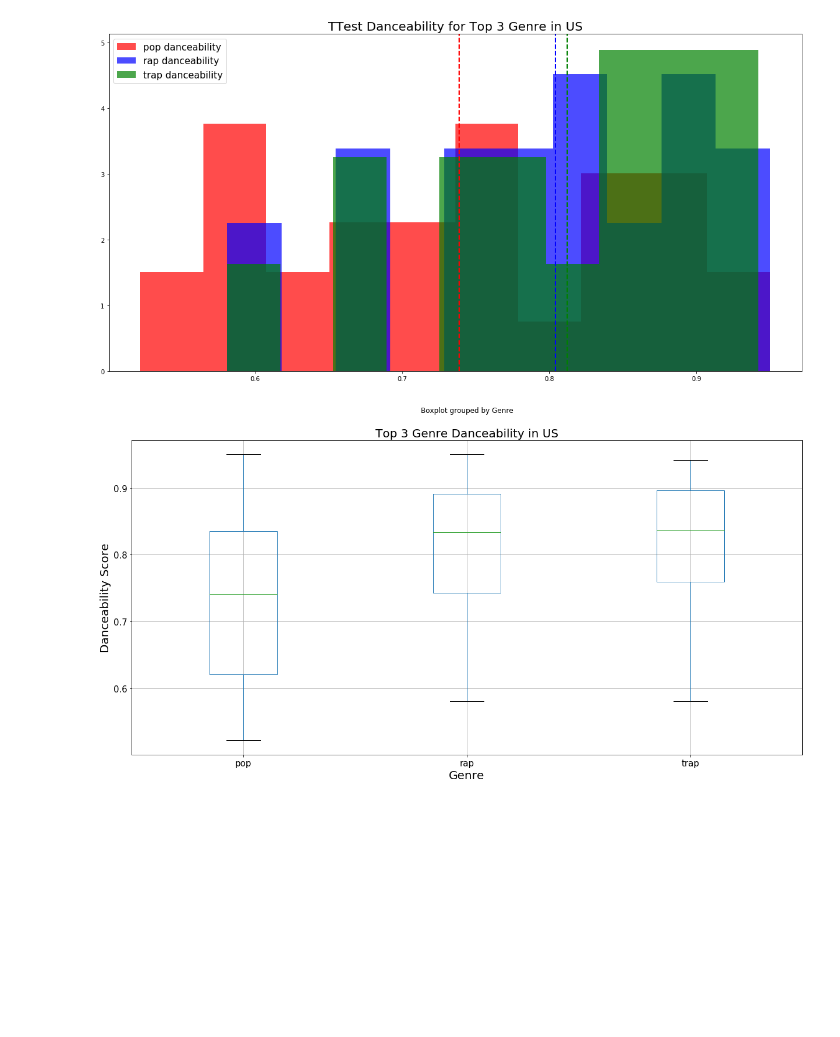
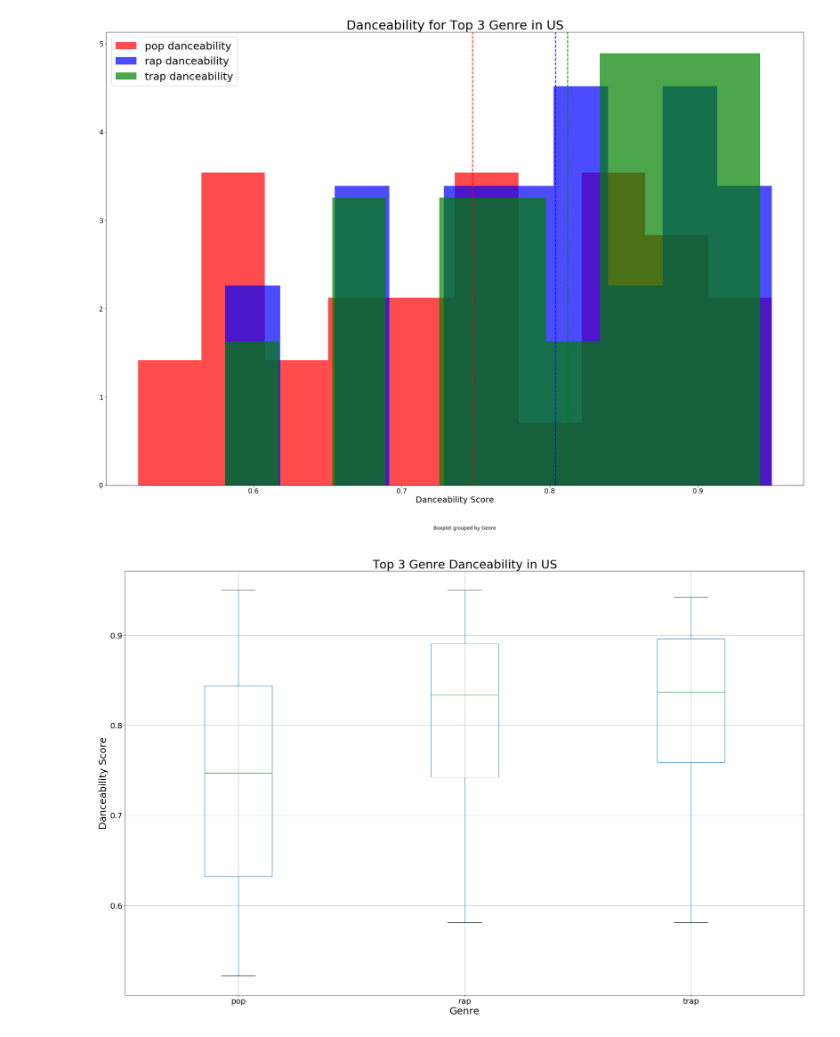
Before and after one commit to czwong/Project-1, a Jupyter notebook: Genre Popularity in the US.ipynb, the cells around one changed output. Saved outputs shown, nothing was run; the diff lists cells and outputs as text; code cells hidden in the pictures; blank space fills up the shorter version.

```diff
--- a/Genre Popularity in the US.ipynb
+++ b/Genre Popularity in the US.ipynb
@@ -142,19 +168,24 @@ Ttest_indResult(statistic=-2.184838266817116, pvalue=0.03502697165229509)
 # %%
-fig, ax = plt.subplots(figsize = (20,10))
+fig, ax = plt.subplots(figsize = (30,20))
 
-ax. hist(pop_danceability, density = True, alpha = 0.7, color = 'r', label = "pop danceability")
-ax. hist(rap_danceability, density = True, alpha = 0.7, color = 'b', label = "rap danceability")
-ax. hist(trap_danceability, density = True, alpha = 0.7, color = 'g', label = "trap danceability")
+ax.hist(pop_danceability, density = True, alpha = 0.7, color = 'r', label = "pop danceability")
+ax.hist(rap_danceability, density = True, alpha = 0.7, color = 'b', label = "rap danceability")
+ax.hist(trap_danceability, density = True, alpha = 0.7, color = 'g', label = "trap danceability")
 
 ax.axvline(mean(pop_danceability), color='r', linestyle='dashed', linewidth = 2)
 ax.axvline(mean(rap_danceability), color='b', linestyle='dashed', linewidth = 2)
 ax.axvline(mean(trap_danceability), color = 'g', linestyle='dashed', linewidth = 2)
 
-plt.title("TTest Danceability for Top 3 Genre in US", Fontsize = 20)
+plt.xlabel("Danceability Score", Fontsize = 20)
+plt.xticks(Fontsize = 16)
+plt.yticks(Fontsize = 16)
+plt.title("Danceability for Top 3 Genre in US", Fontsize = 30)
 
-plt.legend(loc = "best", prop={'size': 15})
+plt.legend(loc = "best", prop={'size': 25})
+
+plt.savefig("Images/Danceability_Histogram_for_Top_3_Genre_in_US.png")
 
 plt.show()
 # %% [output]
-[figure, old version]
+[figure, new version]
 # %%
@@ -170,15 +203,18 @@ trap_danceability_df.insert(0, "Genre", "trap")
 genre_danceability_df = pop_danceability_df.append([rap_danceability_df, trap_danceability_df])
 # %%
-genre_danceability_df.boxplot("Danceability", by = "Genre", figsize = (20,10))
-plt.title("Top 3 Genre Danceability in US", Fontsize = 20)
-plt.xticks(Fontsize = 15)
-plt.yticks(Fontsize = 15)
-plt.xlabel("Genre", Fontsize = 20)
-plt.ylabel("Danceability Score", Fontsize = 20)
+# Boxplot for top 3 genre danceability in US
+genre_danceability_df.boxplot("Danceability", by = "Genre", figsize = (30,20))
+plt.title("Top 3 Genre Danceability in US", Fontsize = 30)
+plt.xticks(Fontsize = 20)
+plt.yticks(Fontsize = 20)
+plt.xlabel("Genre", Fontsize = 25)
+plt.ylabel("Danceability Score", Fontsize = 25)
+
+plt.savefig("Images/Top_3_Genre_Danceability_in_US_Boxplot.png")
 
 plt.show()
 # %% [output]
-[figure, old version]
+[figure, new version]
 # %%
 stats.f_oneway(pop_danceability, rap_danceability, trap_danceability)
 # %% [output]
```
Also changed, not shown: parts of 8 cells of this notebook, 4 other files.
